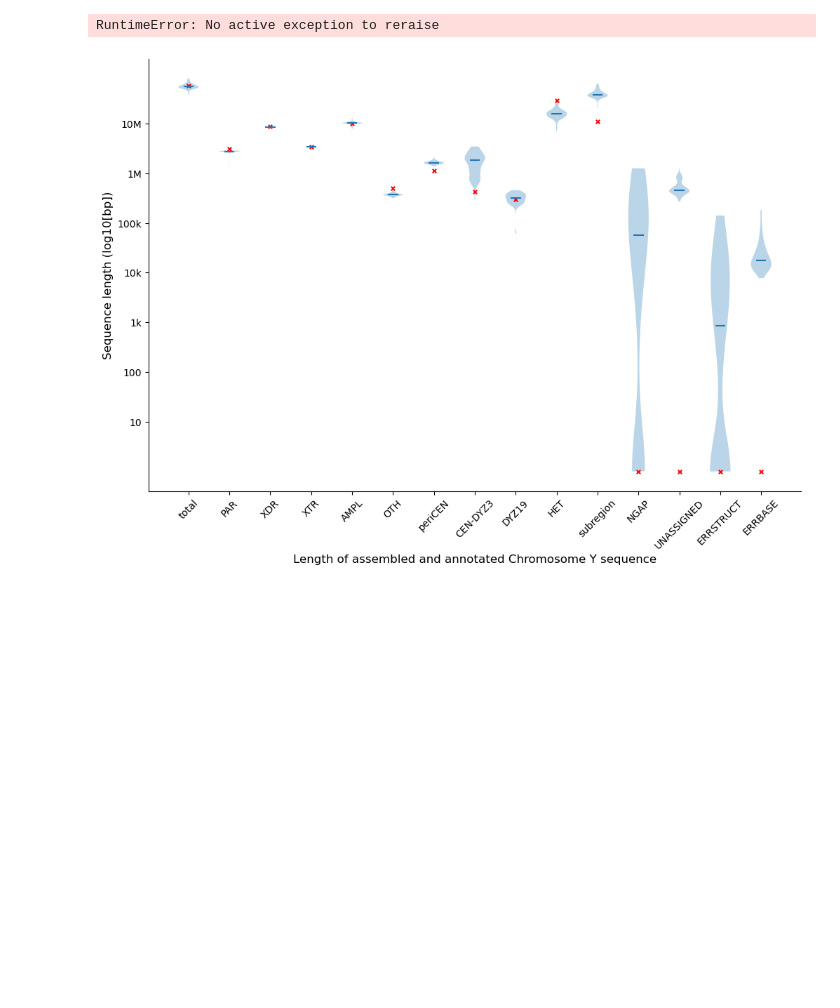
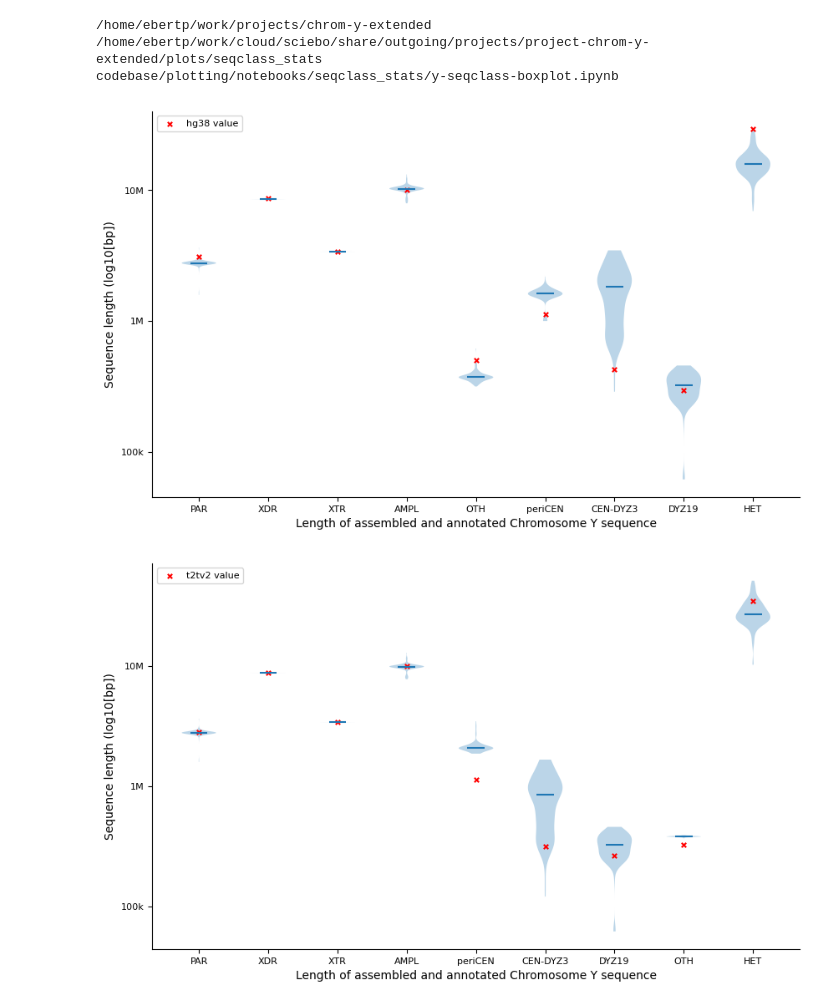
Before and after one commit to core-unit-bioinformatics/project-chrom-y-extended, a Jupyter notebook: codebase/plotting/notebooks/seqclass_stats/y-seqclass-boxplot.ipynb, the cells around one changed output. Drawn from its saved outputs; the diff is of its cells as text; code cells hidden in the pictures; blank space fills up the shorter version.

Commit message:
upd plotting nbs

```diff
--- a/codebase/plotting/notebooks/seqclass_stats/y-seqclass-boxplot.ipynb
+++ b/codebase/plotting/notebooks/seqclass_stats/y-seqclass-boxplot.ipynb
@@ -1,6 +1,7 @@
 # %%
 import pathlib as pl
 
+# adapt relative path until it loads
 cfg_nb = pl.Path("../../../load-config.ipynb").resolve(strict=True)
 %run $cfg_nb
 
@@ -10,8 +11,18 @@ NB_PATH = pl.Path(_NB_SESSION).parent
 NB_REL_PATH = NB_PATH.relative_to(CONFIG["project_repo"]).joinpath(NB_NAME)
 
 PLOT_ROOT = CONFIG["plot_root"].joinpath(NB_PATH.stem)
+TABLE_ROOT = CONFIG["table_root"].joinpath(NB_PATH.stem)
 NB_CACHE_FOLDER = CONFIG["nb_cache_folder"]
 DATA_ROOT = CONFIG["project_data"]
+
+import matplotlib as mpl
+
+mpl.rcParams['pdf.fonttype'] = 42
+mpl.rcParams['ps.fonttype'] = 42
+
+print(DATA_ROOT)
+print(PLOT_ROOT)
+print(NB_REL_PATH)
 
 ### NB-specific code
 
@@ -119,7 +130,14 @@ for ref in refs:
         next_pos += 1
         ref_label_order.append((next_pos, issue))
 
+    # decision 2026-03
+    # reduce to main only
+    ref_label_order = ref_label_order[1:10]
+    assert ref_label_order[-1][-1] == "HET"
+
     for seqtype in collect_values.keys():
+        if seqtype == "all":
+            continue
 
         for label_file in LABEL_DATA_ROOT.joinpath(ref).glob("*.bed"):
             sample_label_stats = compute_grouped_label_stats(label_file, seqtype)
@@ -128,50 +146,49 @@ for ref in refs:
 
         plot_data = [collect_values[seqtype][ref_label] for _, ref_label in ref_label_order]
 
-        fig, ax = plt.subplots(figsize=(12,8))
+        fig, ax = plt.subplots(figsize=(10,6))
 
         x_pos = [ref_pos for ref_pos, _ in ref_label_order]
 
         violins = plt.violinplot(
             plot_data,
             positions=x_pos,
             showmedians=True,
             showextrema=False
         )
         ax.spines["top"].set_visible(False)
         ax.spines["right"].set_visible(False)
 
         ax.set_xticks(x_pos)
-        ax.set_xticklabels([ref_label for _, ref_label in ref_label_order], fontsize=10, rotation=45)
-        ax.set_xlabel("Length of assembled and annotated Chromosome Y sequence", fontsize=12)
+        ax.set_xticklabels([ref_label for _, ref_label in ref_label_order], fontsize=8, rotation=0)
+        ax.set_xlabel("Length of assembled and annotated Chromosome Y sequence", fontsize=10)
 
-        ax.set_ylabel("Sequence length (log10[bp])", fontsize=12)
+        ax.set_ylabel("Sequence length (log10[bp])", fontsize=10)
         ax.set_yticks([1, 2, 3, 4, 5, 6, 7])
-        ax.set_yticklabels(["10", "100", "1k", "10k", "100k", "1M", "10M"], fontsize=10)
+        ax.set_yticklabels(["10", "100", "1k", "10k", "100k", "1M", "10M"], fontsize=8)
 
         ref_points = []
         for ref_pos, ref_label in ref_label_order:
             try:
                 ref_points.append(log10(ref_group_sizes[ref_label]))
             except KeyError:
                 ref_points.append(0)
 
         plt.scatter(
             x_pos, ref_points, marker="x",
             s=15, c="red",
+            label=f"{ref} value"
+        )
+        ax.legend(fontsize=8)
 
-        )
-
-        raise
-
-
-
-        # # add ref markers if applicable:
-        # ref_labels = ref_info[f"{ref}_order"]
-        # for ref_label in ref_labels:
-        #     if ref_label not in this_plot.columns:
-        #         print(ref_label)
-        #         continue
+        out_file = PLOT_ROOT.joinpath("seqclass-boxplot", f"fig1_panel_seqclass-ann-violins.{ref}.png")
+        out_file.parent.mkdir(exist_ok=True, parents=True)
+        plt.savefig(out_file, bbox_inches="tight", dpi=150, transparent=None, facecolor="w")
+        out_file = out_file.with_suffix(".pdf")
+        plt.savefig(out_file, bbox_inches="tight", transparent=None, facecolor="w")
 # %% [output]
-RuntimeError: No active exception to reraise
+/home/ebertp/work/projects/chrom-y-extended
+/home/ebertp/work/cloud/sciebo/share/outgoing/projects/project-chrom-y-extended/plots/seqclass_stats
+codebase/plotting/notebooks/seqclass_stats/y-seqclass-boxplot.ipynb
-[figure, old version]
+[figure, new version]
+[figure, added]
```
Also changed, not shown: 1 other file.
